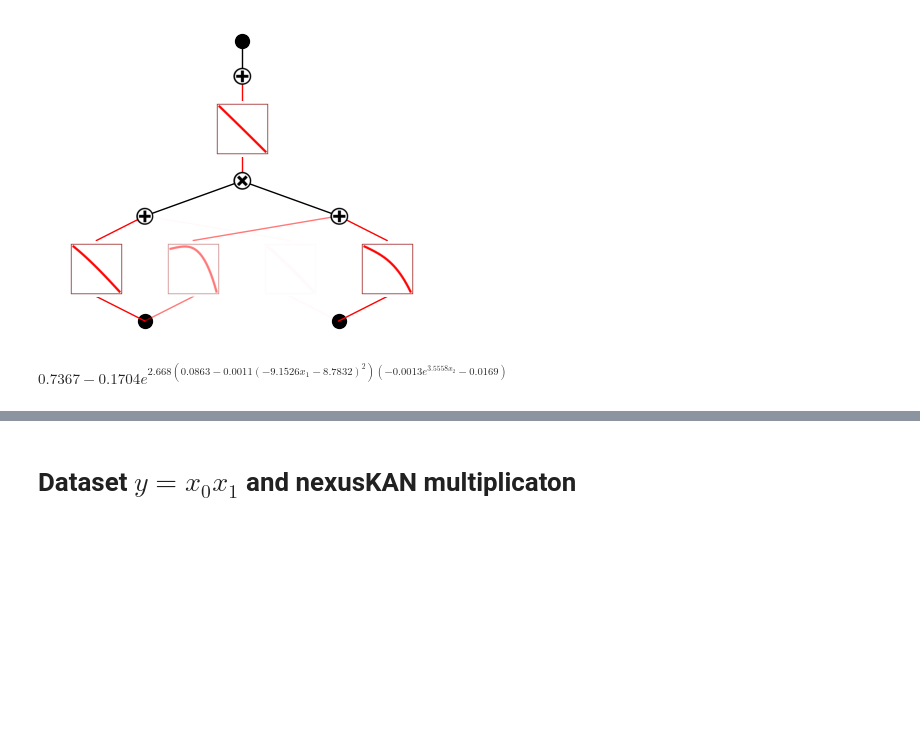
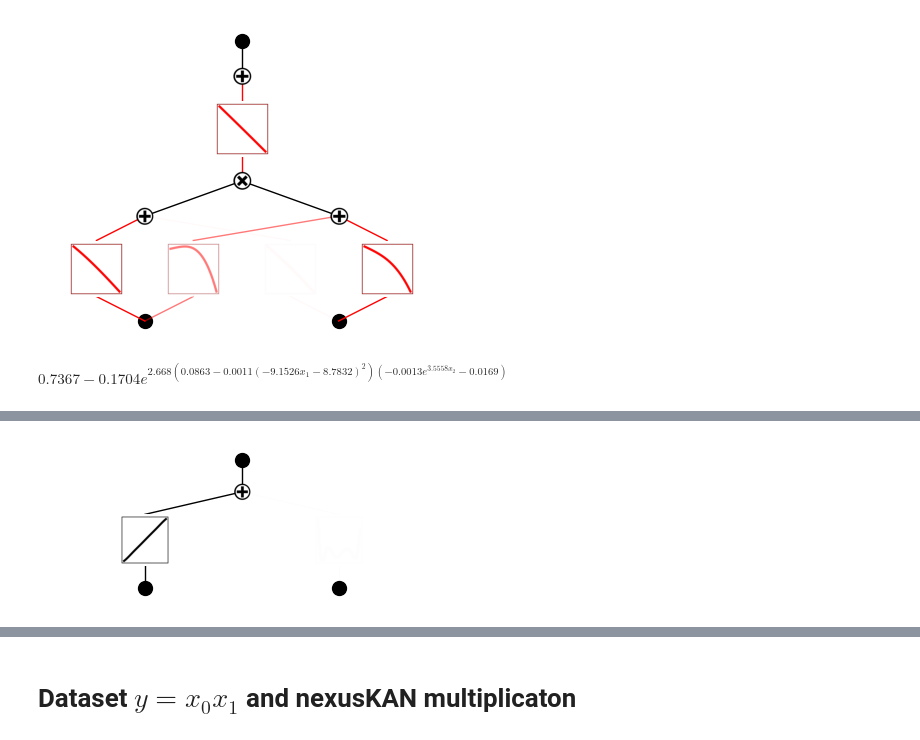
Before and after one commit to shdaig/NexusAriadne, a Jupyter notebook: multiplication.ipynb, the cells around one changed output, grey strips where cells are left out. Drawn from its saved outputs; the diff is of its cells as text; code cells hidden in the pictures; blank space fills up the shorter version.

```diff
--- a/multiplication.ipynb
+++ b/multiplication.ipynb
@@ -154,0 +246,4 @@ $\displaystyle 0.7367 - 0.1704 e^{2.668 \left(0.0863 - 0.0011 \left(- 9.1526 x_{
+# %%
+model.plot()
+# %% [output]
+[figure, added]
```
Also changed, not shown: parts of 19 cells of this notebook, 3 other files.
